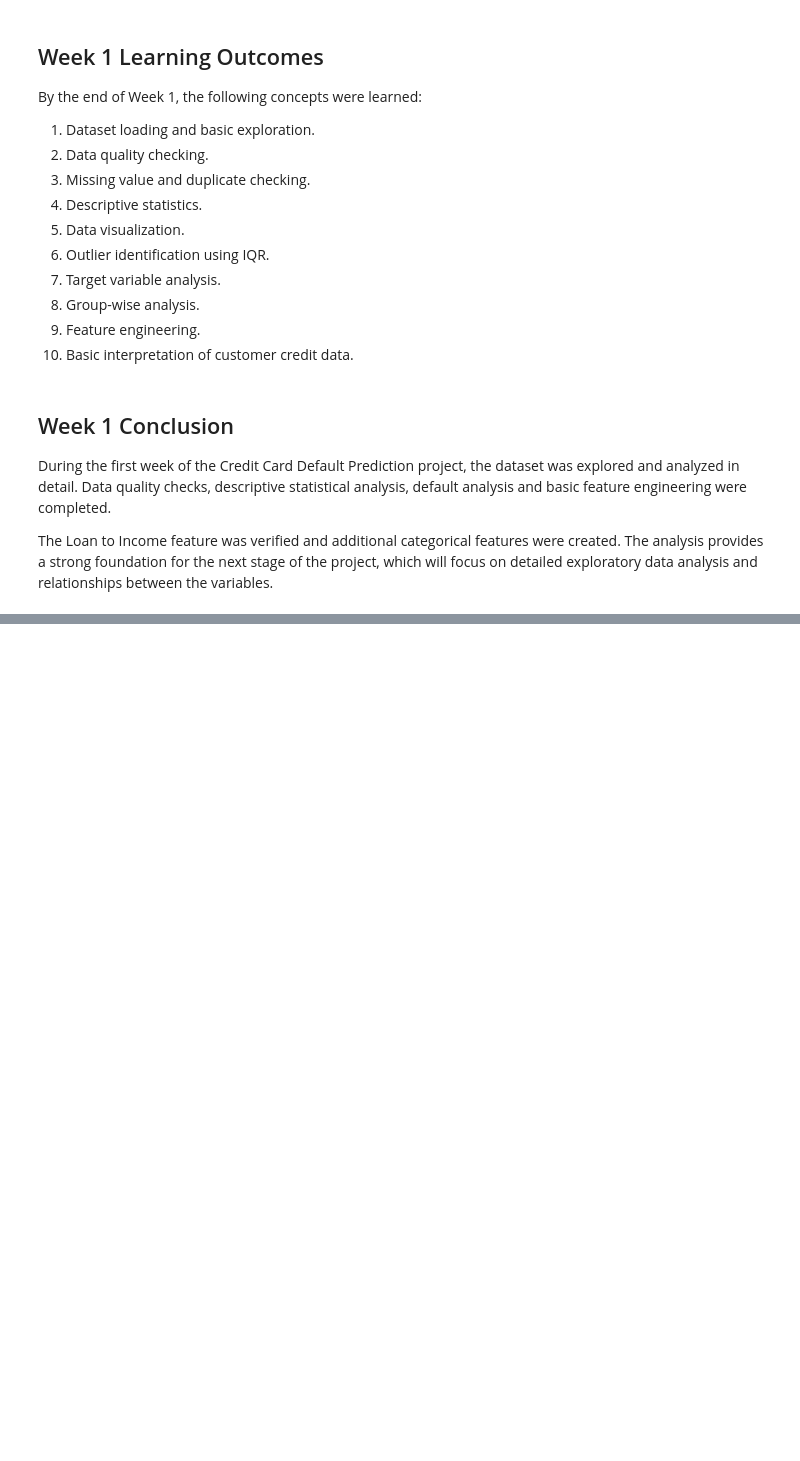
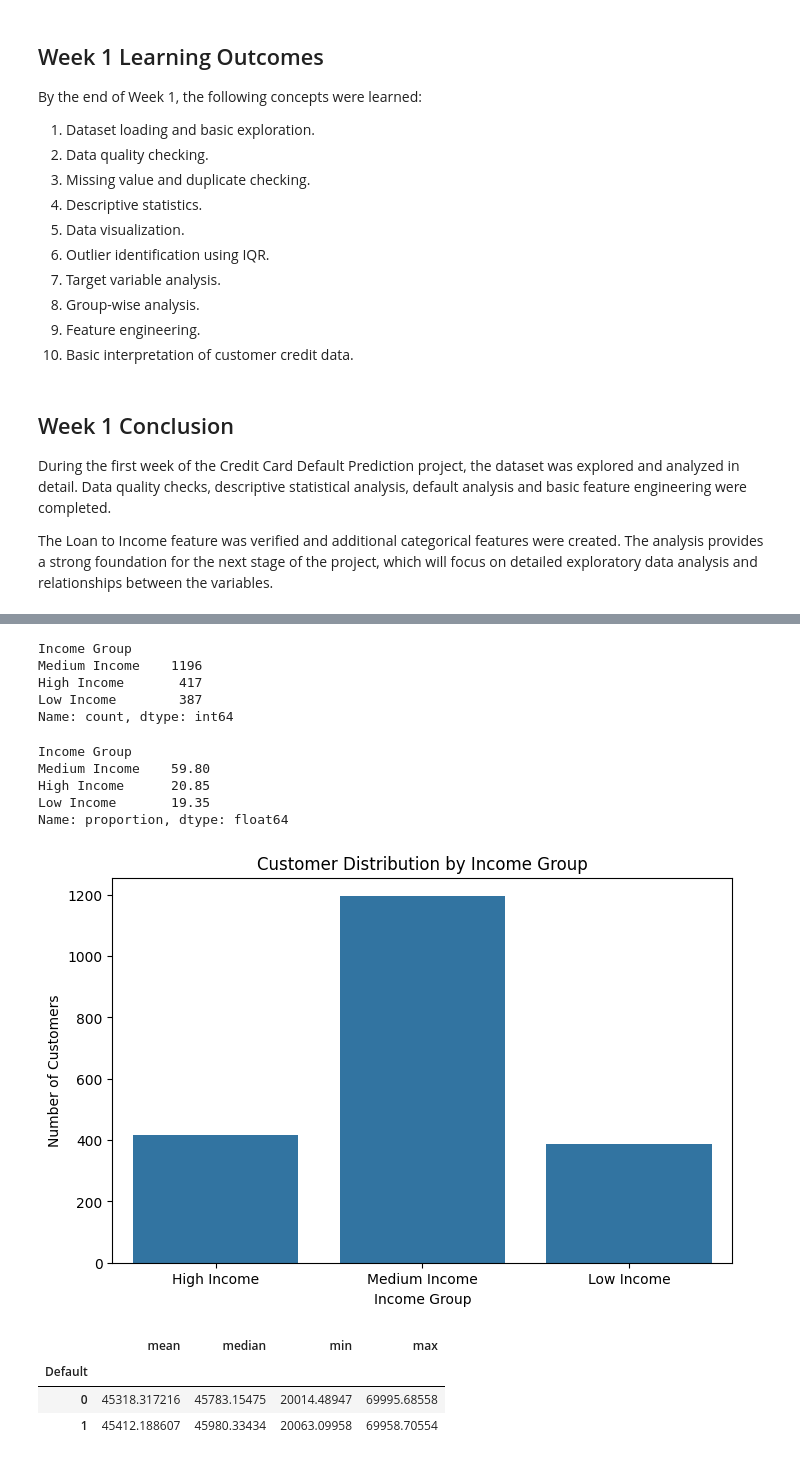
Before and after one commit to amisharout716-svg/Credit-Card-Default-, a Jupyter notebook: Credit_Card_Default_Prediction.ipynb, the cells around one changed output, grey strips where cells are left out. Cells and saved outputs as stored; diff of their text form; code cells hidden in the pictures; blank space fills up the shorter version.

```diff
--- a/Credit_Card_Default_Prediction.ipynb
+++ b/Credit_Card_Default_Prediction.ipynb
@@ -2099,0 +2230,12 @@ The Loan to Income feature was verified and additional categorical features were
+# %%
+def income_group(income):
+    if income < 30000:
+        return 'Low Income'
+    elif income < 60000:
+        return 'Medium Income'
+    else:
+        return 'High Income'
+
+df['Income Group'] = df['Income'].apply(income_group)
+
+df[['Income', 'Income Group']].head(10)
@@ -2099,0 +2254,47 @@ The Loan to Income feature was verified and additional categorical features were
+# %%
+print(df['Income Group'].value_counts())
+# %% [output]
+Income Group
+Medium Income    1196
+High Income       417
+Low Income        387
+Name: count, dtype: int64
+# %%
+print(
+    df['Income Group']
+    .value_counts(normalize=True)
+    .mul(100)
+    .round(2)
+)
+# %% [output]
+Income Group
+Medium Income    59.80
+High Income      20.85
+Low Income       19.35
+Name: proportion, dtype: float64
+# %%
+plt.figure(figsize=(8,5))
+
+sns.countplot(
+    data=df,
+    x='Income Group'
+)
+
+plt.title('Customer Distribution by Income Group')
+plt.xlabel('Income Group')
+plt.ylabel('Number of Customers')
+
+plt.show()
+# %% [output]
+[figure, added]
+# %%
+income_default = df.groupby('Default')['Income'].agg(
+    ['mean', 'median', 'min', 'max']
+)
+
+income_default
+# %% [output]
+|  | mean | median | min | max |
+| Default |  |  |  |  |
+| 0 | 45318.317216 | 45783.15475 | 20014.48947 | 69995.68558 |
+| 1 | 45412.188607 | 45980.33434 | 20063.09958 | 69958.70554 |
```
Also changed, not shown: parts of 22 cells of this notebook.
